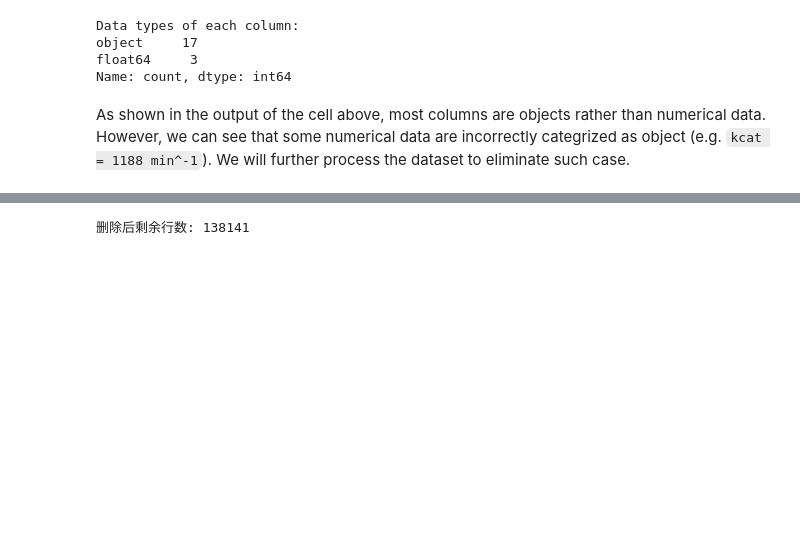
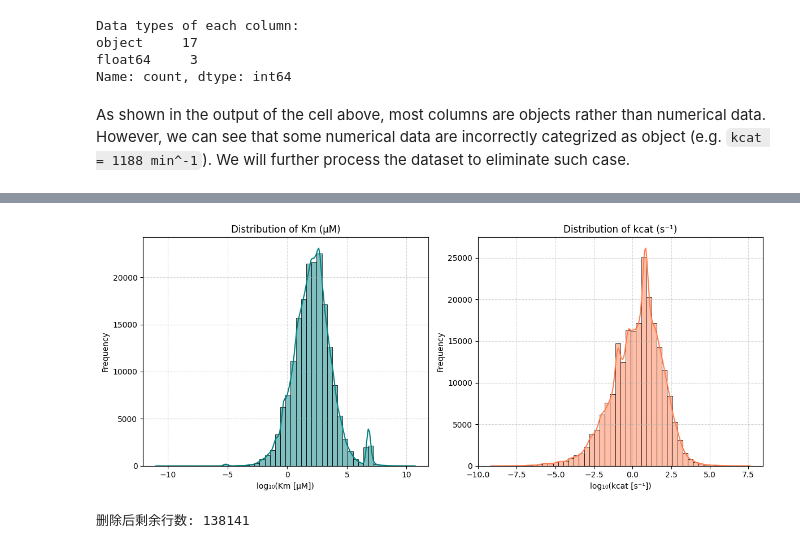
Before and after one commit to tinayang3024/CHE1147-Group-Project, a Jupyter notebook: notebooks/exploration.ipynb, the cells around one changed output, grey strips where cells are left out. Cells and saved outputs as stored; diff of their text form; code cells hidden in the pictures; blank space fills up the shorter version.

```diff
--- a/notebooks/exploration.ipynb
+++ b/notebooks/exploration.ipynb
@@ -578,3 +601,29 @@ Name: kcat_km_M^-1_s^-1, dtype: float64
+# %%
+# Drop NaNs for both
+km_values = enzy_data["Km_µM"].dropna()
+kcat_values = enzy_data["kcat_s^-1"].dropna()
+
+# ----- Plot side-by-side -----
+fig, axes = plt.subplots(1, 2, figsize=(12, 5))
+
+# Km (µM)
+sns.histplot(np.log10(km_values), bins=50, kde=True, color="teal", ax=axes[0])
+axes[0].set_xlabel("log₁₀(Km [µM])")
+axes[0].set_ylabel("Frequency")
+axes[0].set_title("Distribution of Km (µM)")
+axes[0].grid(True, ls="--", alpha=0.5)
+
+# kcat (s⁻¹)
+sns.histplot(np.log10(kcat_values), bins=50, kde=True, color="coral", ax=axes[1])
+axes[1].set_xlabel("log₁₀(kcat [s⁻¹])")
+axes[1].set_ylabel("Frequency")
+axes[1].set_title("Distribution of kcat (s⁻¹)")
+axes[1].grid(True, ls="--", alpha=0.5)
+
+plt.tight_layout()
+plt.show()
+# %% [output]
+[figure, added]
 # %%
 # 删除 sequence 列中为空（NaN 或 None）的行
 enzy_data_clean = enzy_data.dropna(subset=['sequence']).reset_index(drop=True)
```
Also changed, not shown: parts of 9 cells of this notebook.
